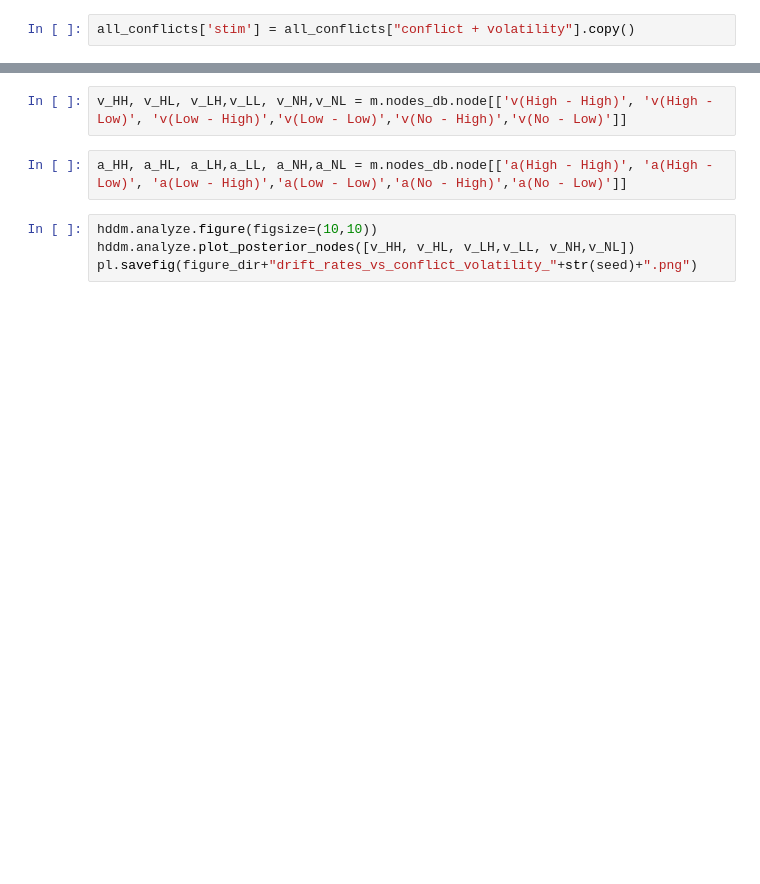
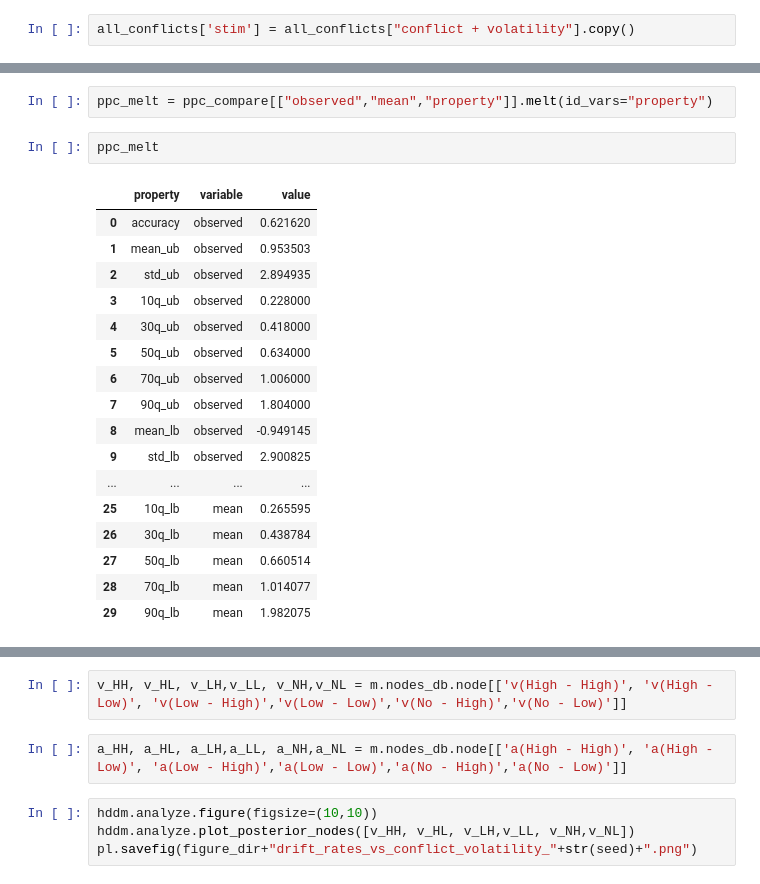
Before and after one commit to jyotikab/Y_maze_data_analysis, a Jupyter notebook: hddm_fit.ipynb, the cells around one changed output, grey strips where cells are left out. Saved outputs shown, nothing was run; the diff lists cells and outputs as text; blank space fills up the shorter version.

```diff
--- a/hddm_fit.ipynb
+++ b/hddm_fit.ipynb
@@ -109,0 +141,22 @@ stats = m.gen_stats()
+# %%
+ppc_melt = ppc_compare[["observed","mean","property"]].melt(id_vars="property")
+# %%
+ppc_melt
+# %% [output]
+|  | property | variable | value |
+| 0 | accuracy | observed | 0.621620 |
+| 1 | mean_ub | observed | 0.953503 |
+| 2 | std_ub | observed | 2.894935 |
+| 3 | 10q_ub | observed | 0.228000 |
+| 4 | 30q_ub | observed | 0.418000 |
+| 5 | 50q_ub | observed | 0.634000 |
+| 6 | 70q_ub | observed | 1.006000 |
+| 7 | 90q_ub | observed | 1.804000 |
+| 8 | mean_lb | observed | -0.949145 |
+| 9 | std_lb | observed | 2.900825 |
+| ... | ... | ... | ... |
+| 25 | 10q_lb | mean | 0.265595 |
+| 26 | 30q_lb | mean | 0.438784 |
+| 27 | 50q_lb | mean | 0.660514 |
+| 28 | 70q_lb | mean | 1.014077 |
+| 29 | 90q_lb | mean | 1.982075 |
```
Also changed, not shown: parts of 14 cells of this notebook, 1 other file.
